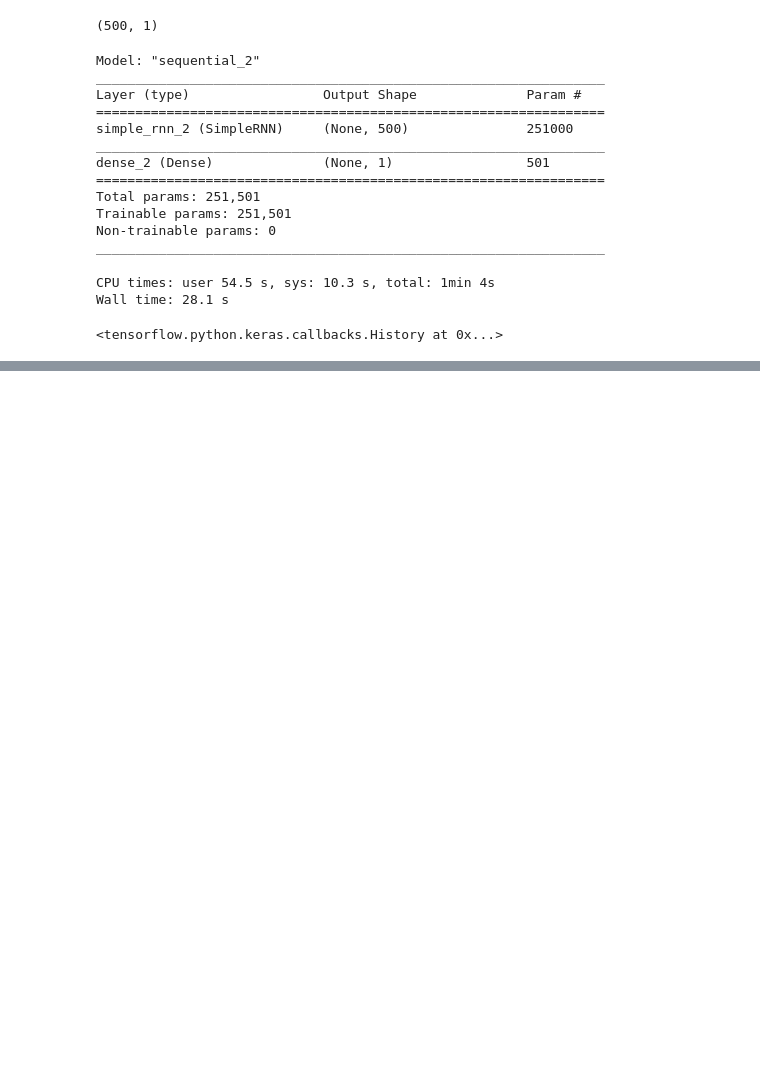
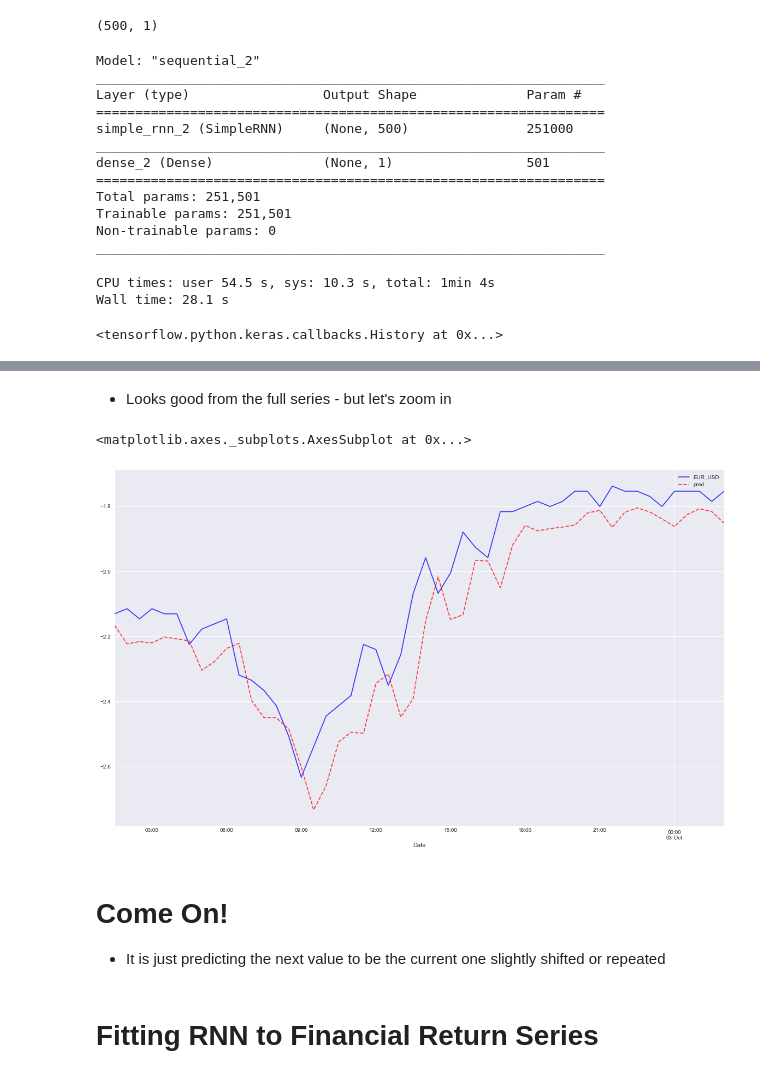
Before and after one commit to thomasmurphycodes/ml-market-inefficency-hunting, a Jupyter notebook: 8. Recurrent Neural Networks.ipynb, the cells around one changed output, grey strips where cells are left out. Cells and saved outputs as stored; diff of their text form; code cells hidden in the pictures; blank space fills up the shorter version.

```diff
--- a/8. Recurrent Neural Networks.ipynb
+++ b/8. Recurrent Neural Networks.ipynb
@@ -209,0 +319,12 @@ f.shape # Need to understand why this reshape
+# %% [markdown]
+* Looks good from the full series - but let's zoom in
+# %%
+data[[symbol, 'pred']].iloc[50:100].plot(figsize=(20,12), style=['b', 'r--'], alpha=0.75)
+# %% [output]
+<matplotlib.axes._subplots.AxesSubplot at 0x...>
+[figure, added]
+# %% [markdown]
+# Come On!
+* It is just predicting the next value to be the current one slightly shifted or repeated
+# %% [markdown]
+# Fitting RNN to Financial Return Series
```
Also changed, not shown: parts of 51 cells of this notebook.
